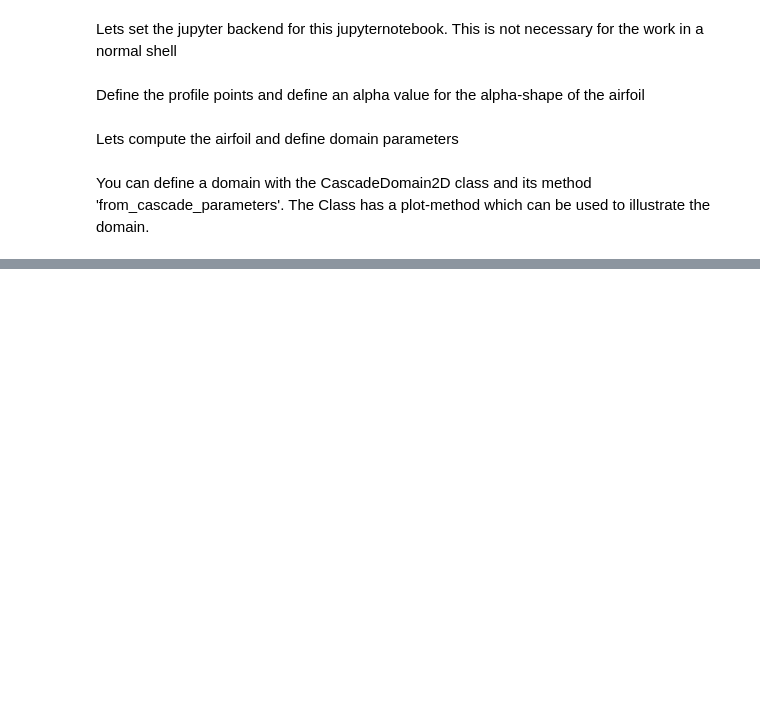
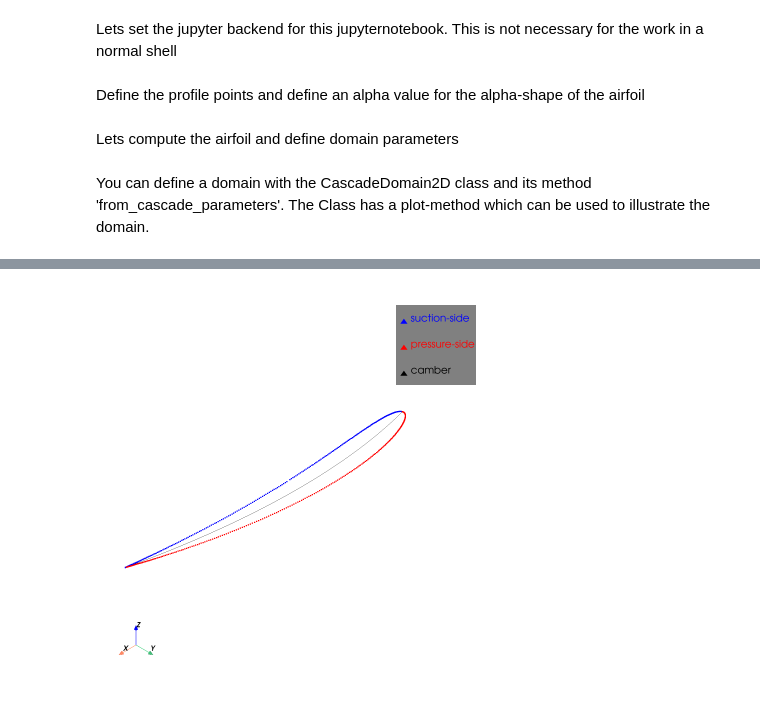
Before and after one commit to MaNyh/NTRfC, a Jupyter notebook: examples/create_cascadedomain2d.ipynb, the cells around one changed output, grey strips where cells are left out. Cells and saved outputs as stored; diff of their text form; code cells hidden in the pictures; blank space fills up the shorter version.

```diff
--- a/examples/create_cascadedomain2d.ipynb
+++ b/examples/create_cascadedomain2d.ipynb
@@ -36,4 +36,4 @@ The Class has a plot-method which can be used to illustrate the domain.
 # %%
 domain2d = CascadeDomain2D()
 domain2d.generate_from_cascade_parameters( domainparas)
-domain2d.plot()
+figpath = domainparas.plot_domainparas()
@@ -42,0 +40,6 @@ domain2d.plot()
+# %%
+from IPython.display import Image
+
+Image(figpath, width=400, height=400)
+# %% [output]
+[figure, added]
```
Also changed, not shown: parts of 2 cells of this notebook, 15 other files.
